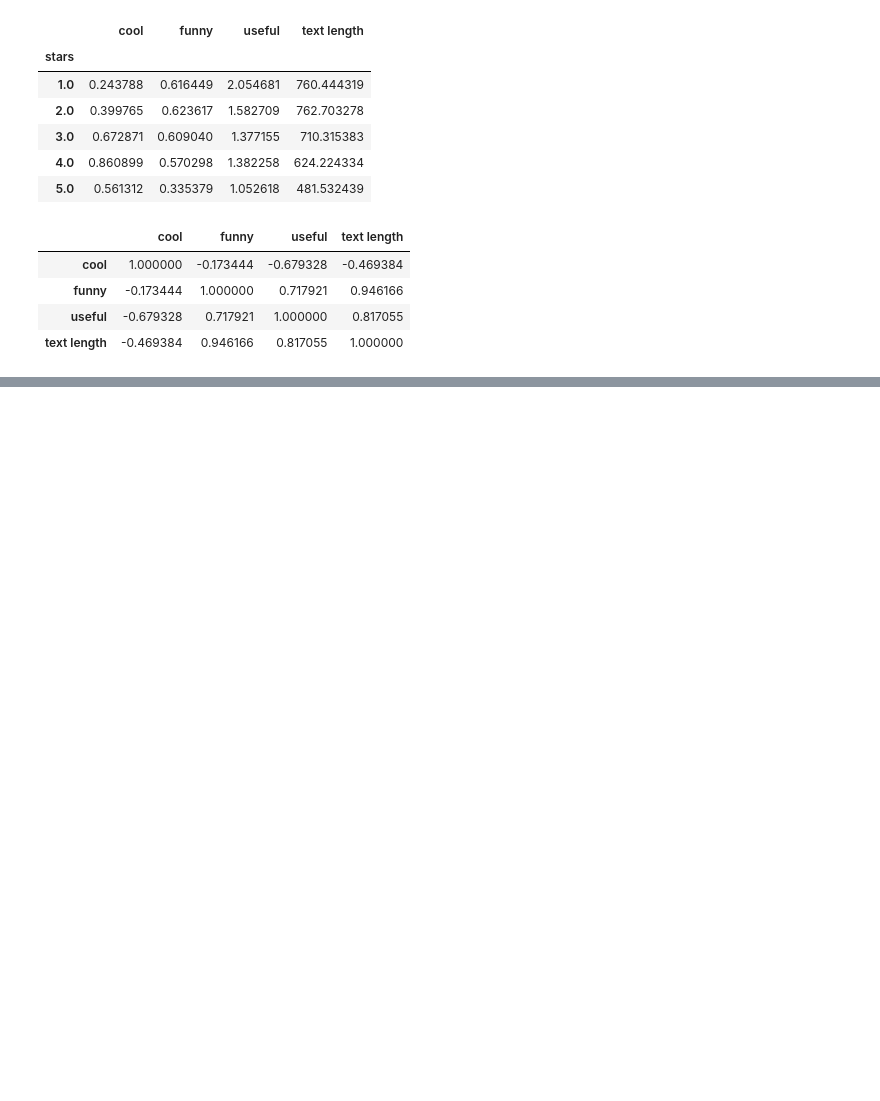
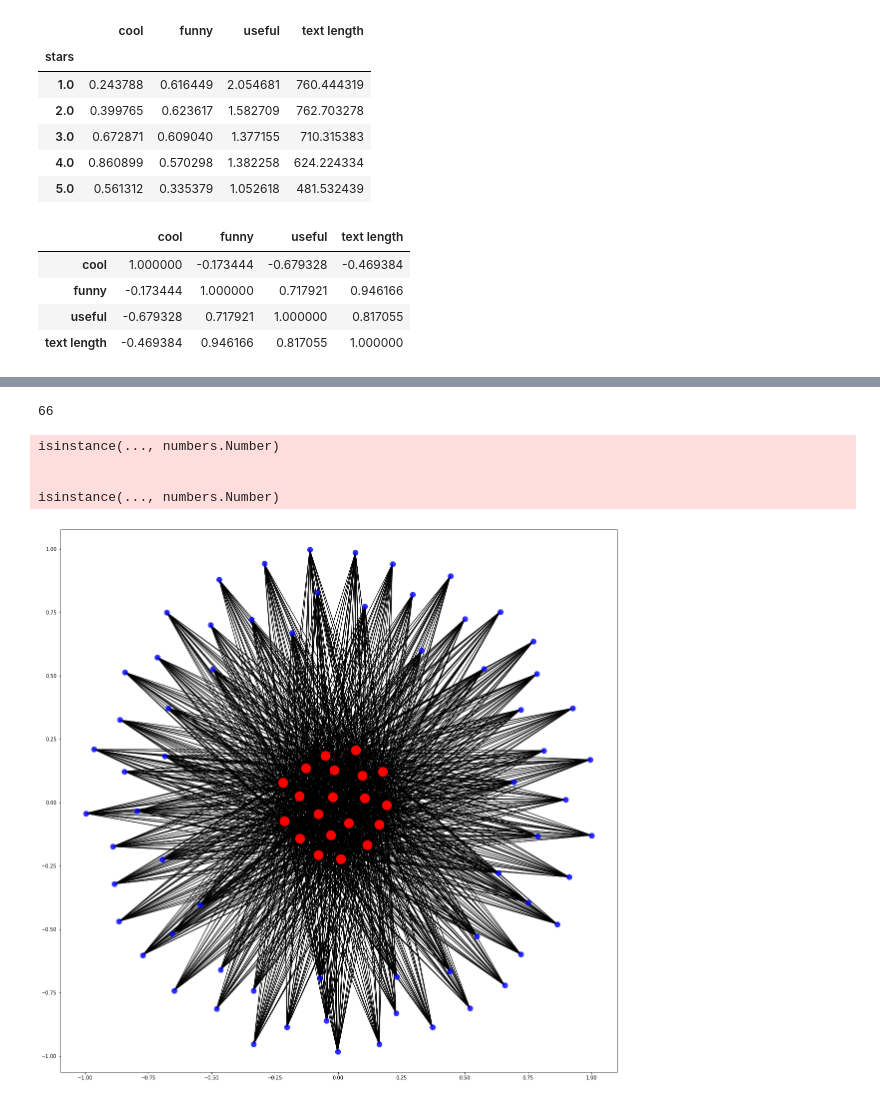
Before and after one commit to ntlrs/Data620, a Jupyter notebook: Final Project/Data_620_Final.ipynb, the cells around one changed output, grey strips where cells are left out. Saved outputs shown, nothing was run; the diff lists cells and outputs as text; code cells hidden in the pictures; blank space fills up the shorter version.

```diff
--- a/Final Project/Data_620_Final.ipynb
+++ b/Final Project/Data_620_Final.ipynb
@@ -292,0 +574,27 @@ restaurant_df.head()
+# %%
+# drawing graph
+elite_nodes = []
+for i in elite_df.index:
+    elite_nodes.append(elite_df.loc[i, 'user_id'])
+
+#print elite_nodes
+extra_nodes = []
+for node in eg.nodes():
+    if node not in elite_nodes:
+        extra_nodes.append(node)
+print(len(extra_nodes))
+
+plt.figure(figsize=(20,20))
+plt.axis('equal')
+pos = nx.spring_layout(eg)
+nx.draw_networkx(eg, pos, node_color = 'b', with_labels = False, nodelist=extra_nodes, node_size=110, alpha=0.8)
+nx.draw_networkx(eg, pos, node_color = 'r', with_labels = False, nodelist=elite_nodes, node_size=350, aplha=0.8)
+plt.savefig('spring_20_elite.png')
+plt.show()
+# %% [output]
+66
+isinstance(..., numbers.Number)
+
+
+isinstance(..., numbers.Number)
+[figure, added]
```
Also changed, not shown: parts of 123 cells of this notebook.
